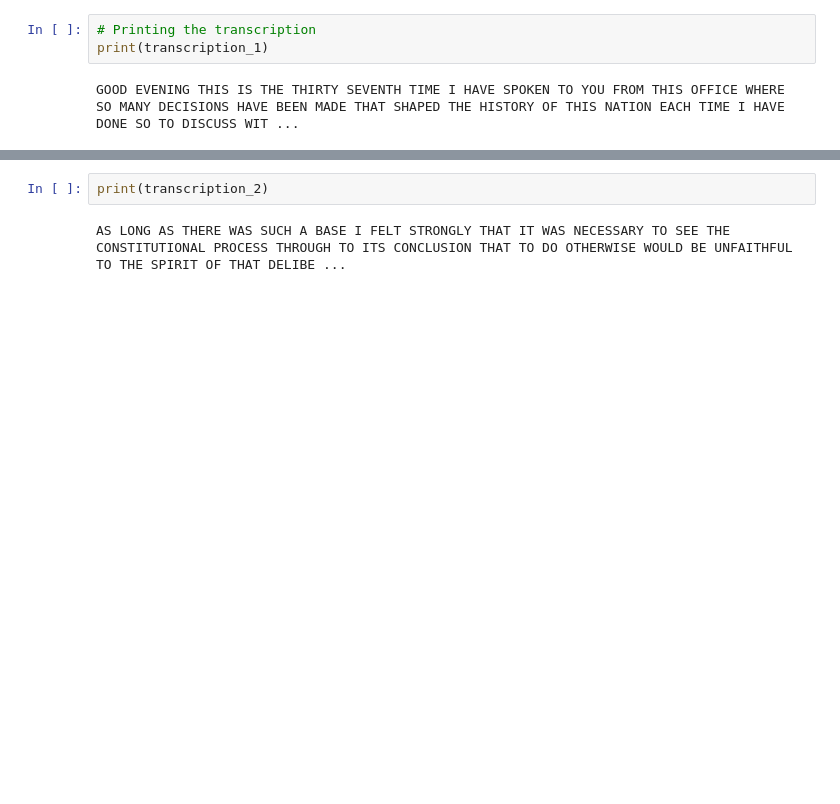
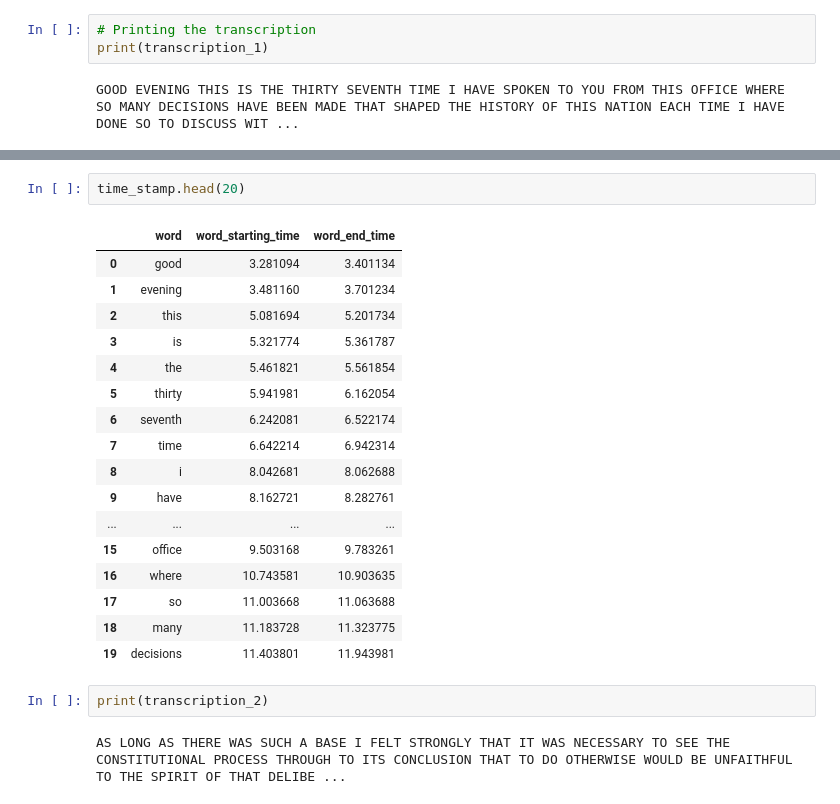
Before and after one commit to pushkal1234/Speech-Recognition-system_wav2vec-2.0-, a Jupyter notebook: Convin.ipynb, the cells around one changed output, grey strips where cells are left out. Saved outputs shown, nothing was run; the diff lists cells and outputs as text; blank space fills up the shorter version.

```diff
--- a/Convin.ipynb
+++ b/Convin.ipynb
@@ -413,3 +480,23 @@ logits_16 = joblib.load('logits_16.pkl')
+# %%
+time_stamp.head(20)
+# %% [output]
+|  | word | word_starting_time | word_end_time |
+| 0 | good | 3.281094 | 3.401134 |
+| 1 | evening | 3.481160 | 3.701234 |
+| 2 | this | 5.081694 | 5.201734 |
+| 3 | is | 5.321774 | 5.361787 |
+| 4 | the | 5.461821 | 5.561854 |
+| 5 | thirty | 5.941981 | 6.162054 |
+| 6 | seventh | 6.242081 | 6.522174 |
+| 7 | time | 6.642214 | 6.942314 |
+| 8 | i | 8.042681 | 8.062688 |
+| 9 | have | 8.162721 | 8.282761 |
+| ... | ... | ... | ... |
+| 15 | office | 9.503168 | 9.783261 |
+| 16 | where | 10.743581 | 10.903635 |
+| 17 | so | 11.003668 | 11.063688 |
+| 18 | many | 11.183728 | 11.323775 |
+| 19 | decisions | 11.403801 | 11.943981 |
 # %%
 print(transcription_2)
 # %% [output]
```
Also changed, not shown: parts of 4 cells of this notebook.
